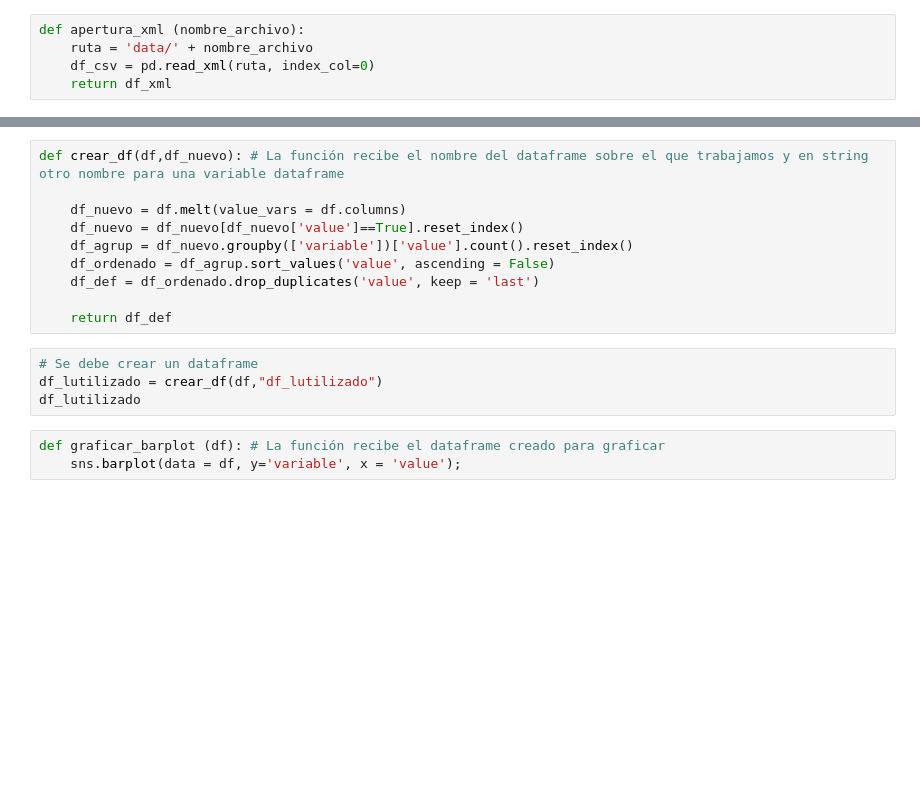
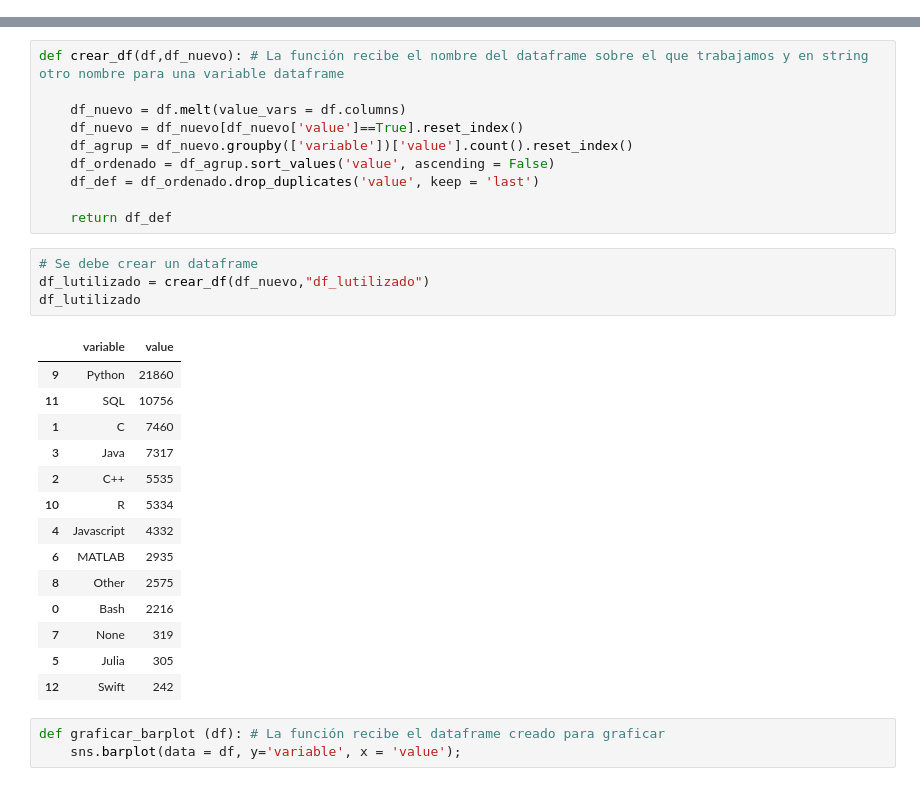
Before and after one commit to Adalab/project2-da-promo-c-modulo-2-team4, a Jupyter notebook: 00-review.ipynb, the cells around one changed output, grey strips where cells are left out. Drawn from its saved outputs; the diff is of its cells as text; blank space fills up the shorter version.

```diff
--- a/00-review.ipynb
+++ b/00-review.ipynb
@@ -74,5 +63,0 @@ def apertura_archivo (nombre_archivo):
-# %%
-def apertura_xml (nombre_archivo):
-    ruta = 'data/' + nombre_archivo
-    df_csv = pd.read_xml(ruta, index_col=0)
-    return df_xml
@@ -632,8 +684,23 @@ def crear_df(df,df_nuevo): # La función recibe el nombre del dataframe sobre el
     return df_def
 # %%
 # Se debe crear un dataframe
-df_lutilizado = crear_df(df,"df_lutilizado")
+df_lutilizado = crear_df(df_nuevo,"df_lutilizado")
 df_lutilizado
+# %% [output]
+|  | variable | value |
+| 9 | Python | 21860 |
+| 11 | SQL | 10756 |
+| 1 | C | 7460 |
+| 3 | Java | 7317 |
+| 2 | C++ | 5535 |
+| 10 | R | 5334 |
+| 4 | Javascript | 4332 |
+| 6 | MATLAB | 2935 |
+| 8 | Other | 2575 |
+| 0 | Bash | 2216 |
+| 7 | None | 319 |
+| 5 | Julia | 305 |
+| 12 | Swift | 242 |
 # %%
 def graficar_barplot (df): # La función recibe el dataframe creado para graficar
     sns.barplot(data = df, y='variable', x = 'value');
```
Also changed, not shown: parts of 62 cells of this notebook.
